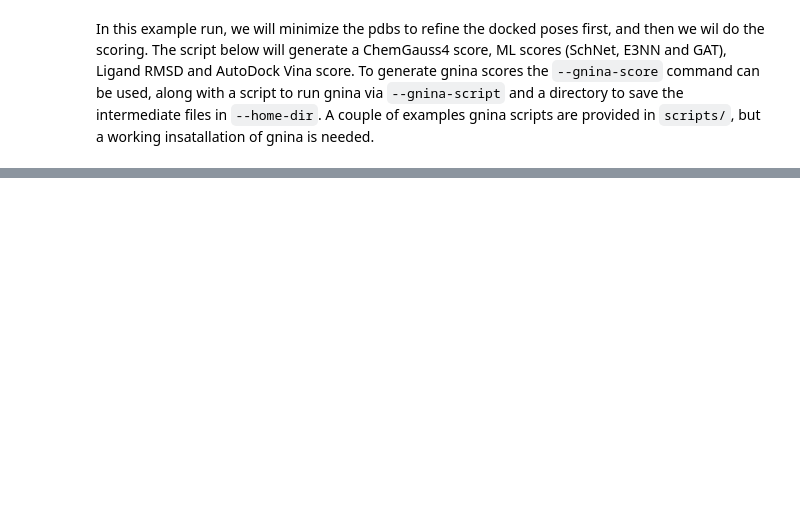
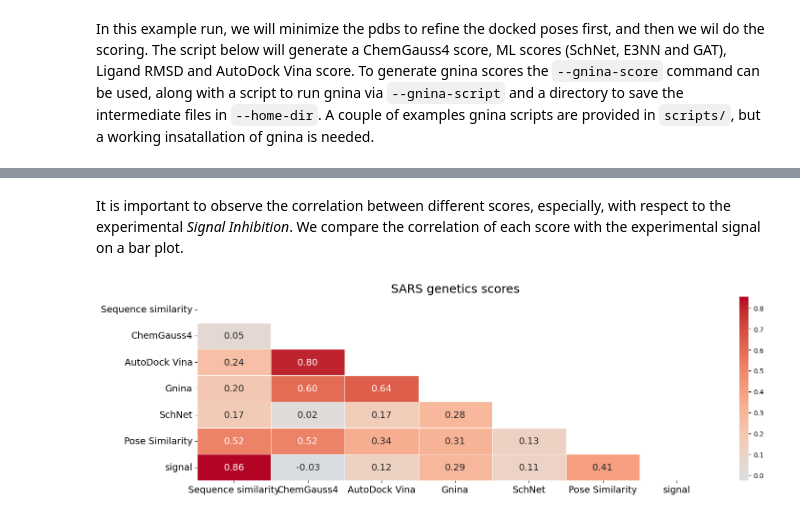
Before and after one commit to choderalab/broad-spectrum-asap-paper, a Jupyter notebook: score_ensitrelvir_spectrum.ipynb, the cells around one changed output, grey strips where cells are left out. Cells and saved outputs as stored; diff of their text form; code cells hidden in the pictures; blank space fills up the shorter version.

```diff
--- a/score_ensitrelvir_spectrum.ipynb
+++ b/score_ensitrelvir_spectrum.ipynb
@@ -155,0 +238,12 @@ In this example run, we will minimize the pdbs to refine the docked poses first,
+# %% [markdown]
+It is important to observe the correlation between different scores, especially, with respect to the experimental *Signal Inhibition*. We compare the correlation of each score with the experimental signal on a bar plot.
+# %%
+df = df_all.copy()
+df = df[['blast-scores', 'docking-score-POSIT', 'Vina-score-min', 'CNN_dock_affinity', 'computed-SchNet-pIC50', 'Pose Similarity', 'signal']]
+df['docking-score-POSIT'] = df['docking-score-POSIT'].apply(lambda x: -x)
+df['Vina-score-min'] = df['Vina-score-min'].apply(lambda x: -x)
+df = df.rename(columns={'blast-scores': 'Sequence similarity','docking-score-POSIT': 'ChemGauss4', 'Vina-score-min': 'AutoDock Vina', 'CNN_dock_affinity': 'Gnina', 'computed-SchNet-pIC50': 'SchNet'})
+fig = plot_score_correlation(df, 'blast-descriptor', 'signal', 'SARS genetics scores', [-0.05, 1.05], 'Signal Inhibition', 'Normalized scores',
+                  figsize=(14,4.5), type='heatmap')
+# %% [output]
+[figure, added]
```
Also changed, not shown: parts of 25 cells of this notebook, 1 other file.
